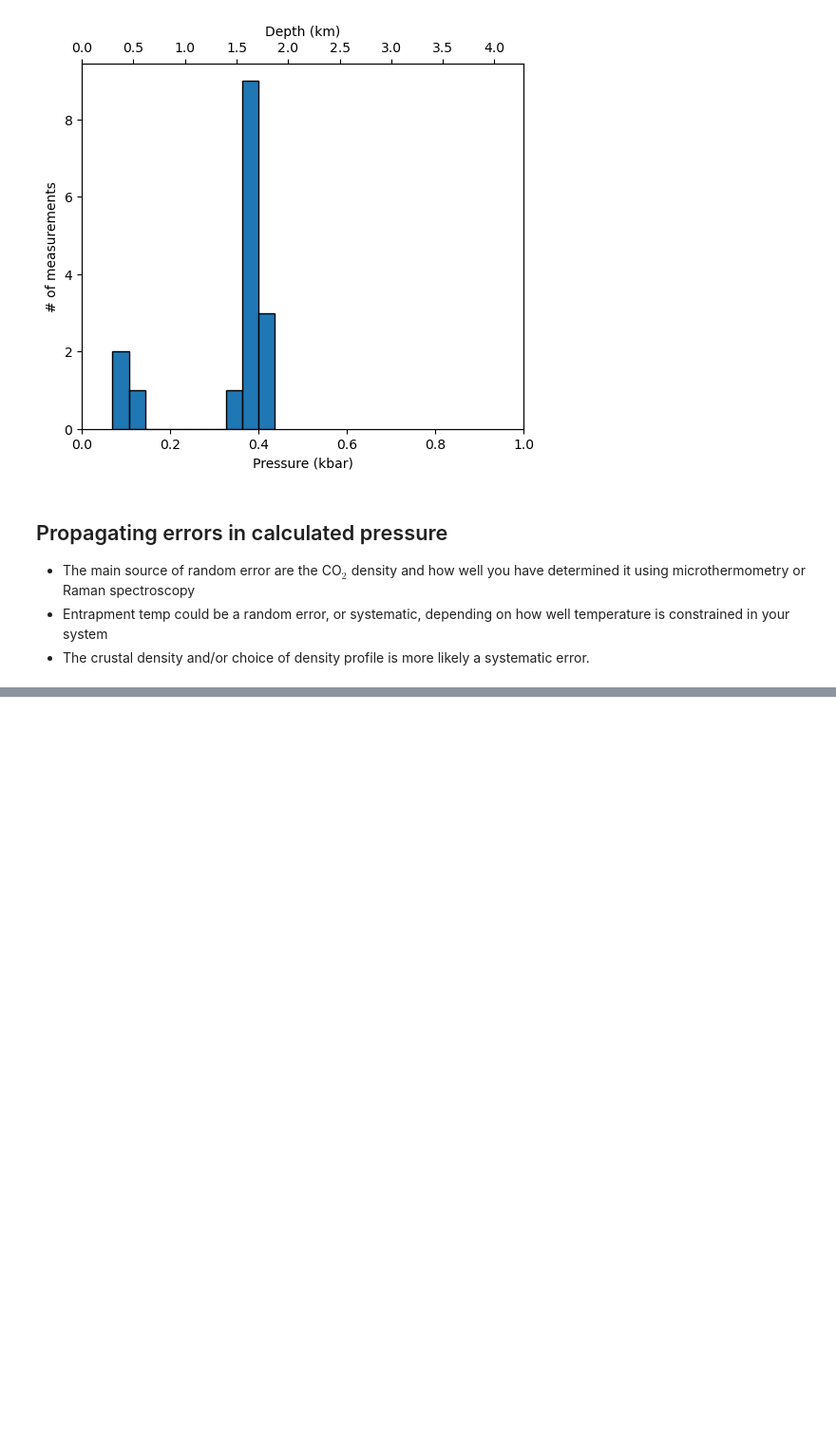
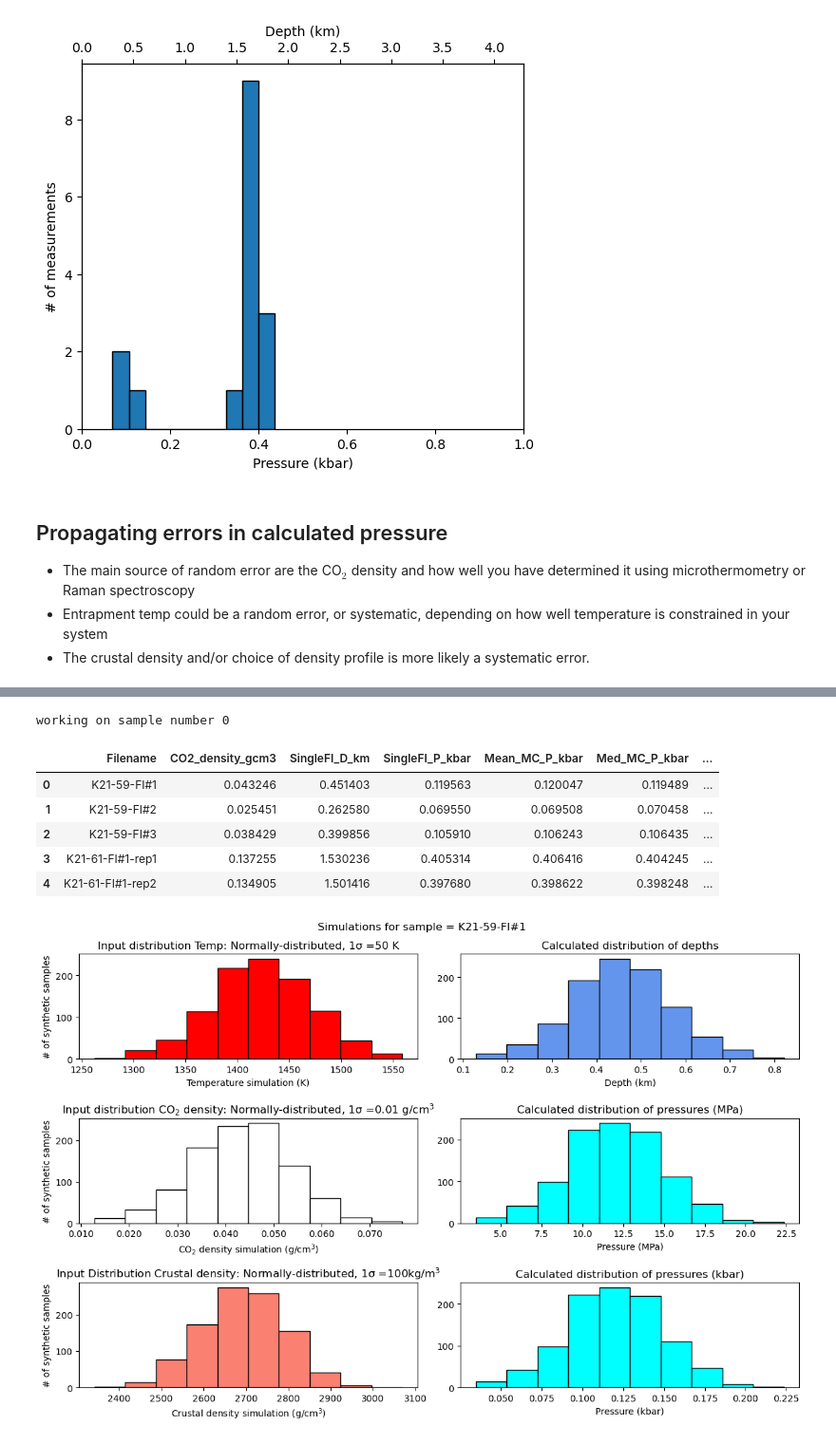
Before and after one commit to PennyWieser/DiadFit, a Jupyter notebook: docs/Examples/Example1b_CO2_Fluid_Inclusions/Step5_CO2_Density_to_pressure.ipynb, the cells around one changed output, grey strips where cells are left out. Shown at 95% size. Drawn from its saved outputs; the diff is of its cells as text; code cells hidden in the pictures; blank space fills up the shorter version.

```diff
--- a/docs/Examples/Example1b_CO2_Fluid_Inclusions/Step5_CO2_Density_to_pressure.ipynb
+++ b/docs/Examples/Example1b_CO2_Fluid_Inclusions/Step5_CO2_Density_to_pressure.ipynb
@@ -168,0 +174,18 @@ Text(0, 0.5, '# of measurements')
+# %%
+MC_Av_1, MC_All_1, fig=pf.propagate_FI_uncertainty(N_dup=1000,
+sample_ID=df['filename_x'],
+CO2_density_gcm3=densities['Preferred D'], error_CO2_dens=0.01,
+error_type_CO2_dens='Abs', error_dist_CO2_dens='normal',
+T_K=1150+273.15, error_T_K=50, error_type_T_K='Abs', error_dist_T_K='normal',
+plot_figure=True, crust_dens_kgm3=2700, error_crust_dens=100, error_type_crust_dens='Abs',
+                                error_dist_crust_dens='normal', fig_i=0)
+MC_Av_1.head()
+# %% [output]
+working on sample number 0
+|  | Filename | CO2_density_gcm3 | SingleFI_D_km | SingleFI_P_kbar | Mean_MC_P_kbar | Med_MC_P_kbar | ... |
+| 0 | K21-59-FI#1 | 0.043246 | 0.451403 | 0.119563 | 0.120047 | 0.119489 | ... |
+| 1 | K21-59-FI#2 | 0.025451 | 0.262580 | 0.069550 | 0.069508 | 0.070458 | ... |
+| 2 | K21-59-FI#3 | 0.038429 | 0.399856 | 0.105910 | 0.106243 | 0.106435 | ... |
+| 3 | K21-61-FI#1-rep1 | 0.137255 | 1.530236 | 0.405314 | 0.406416 | 0.404245 | ... |
+| 4 | K21-61-FI#1-rep2 | 0.134905 | 1.501416 | 0.397680 | 0.398622 | 0.398248 | ... |
+[figure, added]
```
Also changed, not shown: parts of 12 cells of this notebook, 11 other files.
